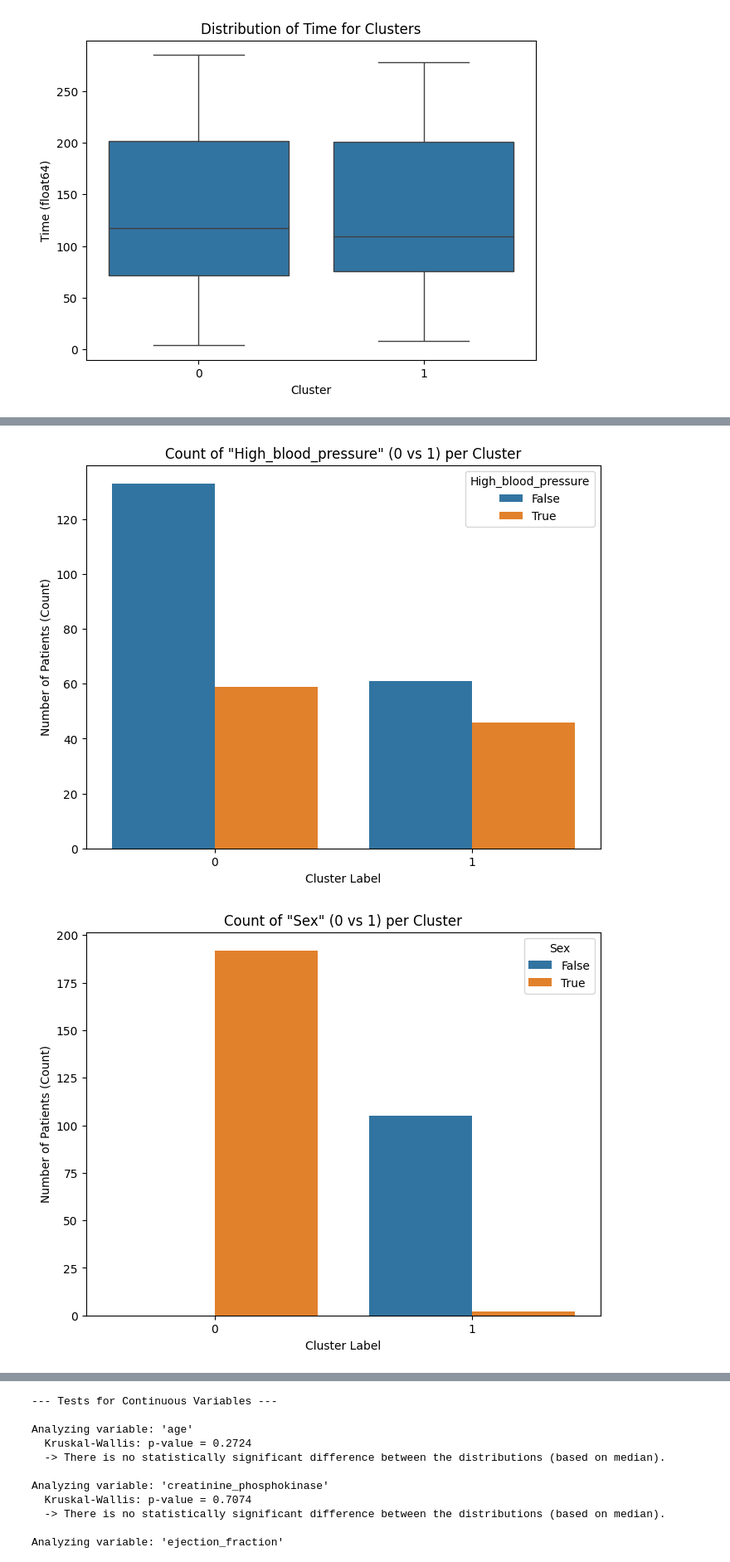
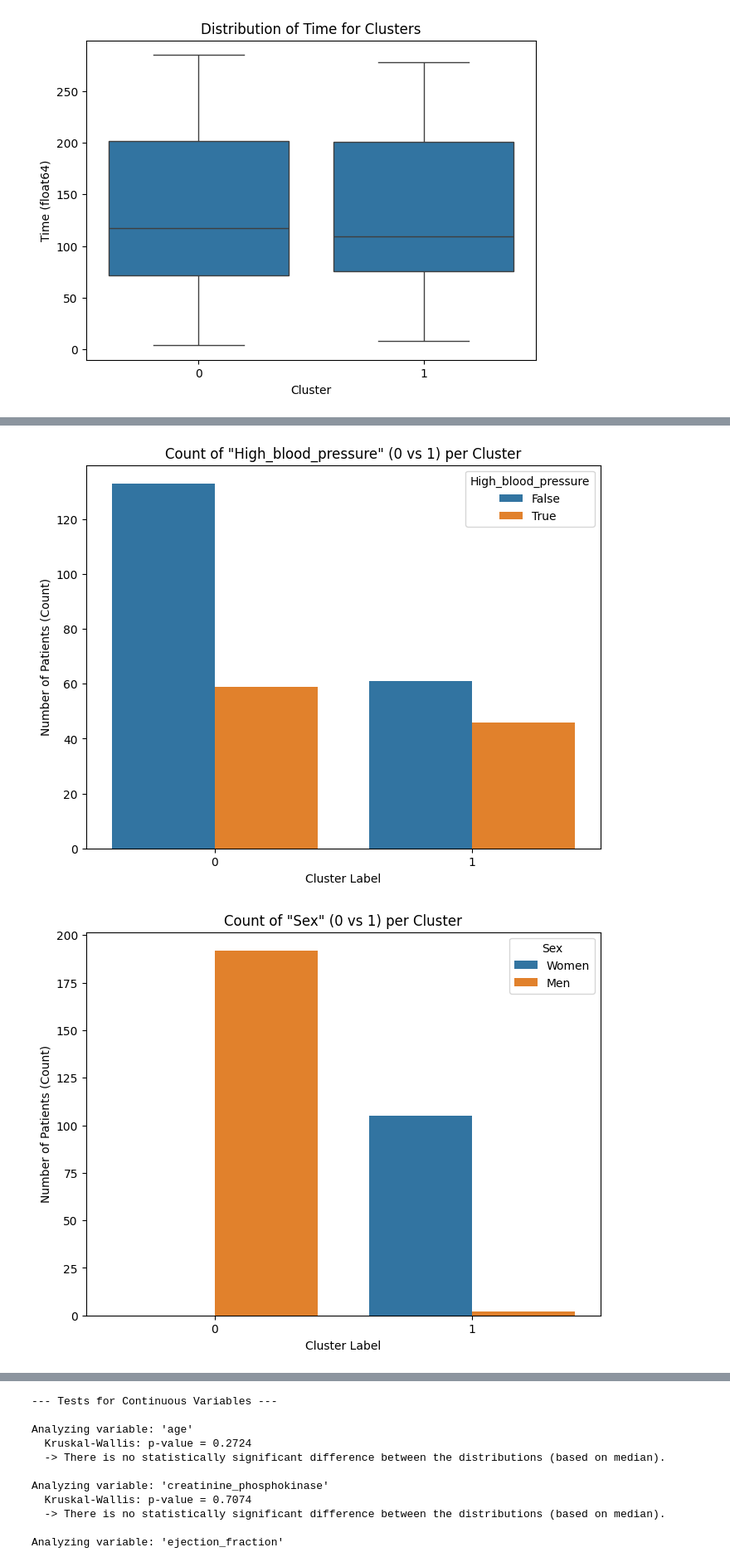
Before and after one commit to haricalzi/Scientific-visualization, a Jupyter notebook: Project1_Clustering/heart_failure_clustering.ipynb, the cells around one changed output, grey strips where cells are left out. Shown at 83% size. Saved outputs shown, nothing was run; the diff lists cells and outputs as text; code cells hidden in the pictures.

```diff
--- a/Project1_Clustering/heart_failure_clustering.ipynb
+++ b/Project1_Clustering/heart_failure_clustering.ipynb
@@ -343,22 +341,25 @@ for col in continuous_vars:
 # %%
 # Bar Plots for binary variables, showing counts for 0 and 1 values in each cluster
 import seaborn as sns
 import matplotlib.pyplot as plt
 import numpy as np
 
 for col in binary_vars:
     plt.figure(figsize=(8, 6))
     sns.countplot(data=X, x='cluster', hue=col)
     plt.title(f'Count of "{col.capitalize()}" (0 vs 1) per Cluster')
     plt.xlabel('Cluster Label')
     plt.ylabel('Number of Patients (Count)')
-    plt.legend(title=col.capitalize(), labels=['False', 'True'])
+    if col == "sex":
+        plt.legend(title=col.capitalize(), labels=['Women', 'Men'])
+    else:
+        plt.legend(title=col.capitalize(), labels=['False', 'True'])
 
     plt.show()
 # %% [output]
 [figure]
 [figure]
 [figure]
-[figure, old version]
+[figure, new version]
 [figure]
 # %% [markdown]
```
Also changed, not shown: parts of 6 cells of this notebook.
